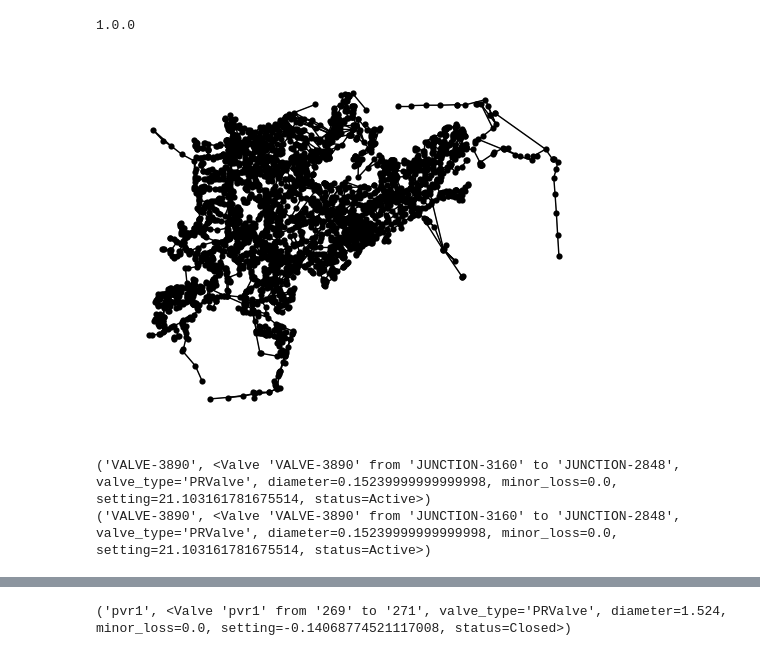
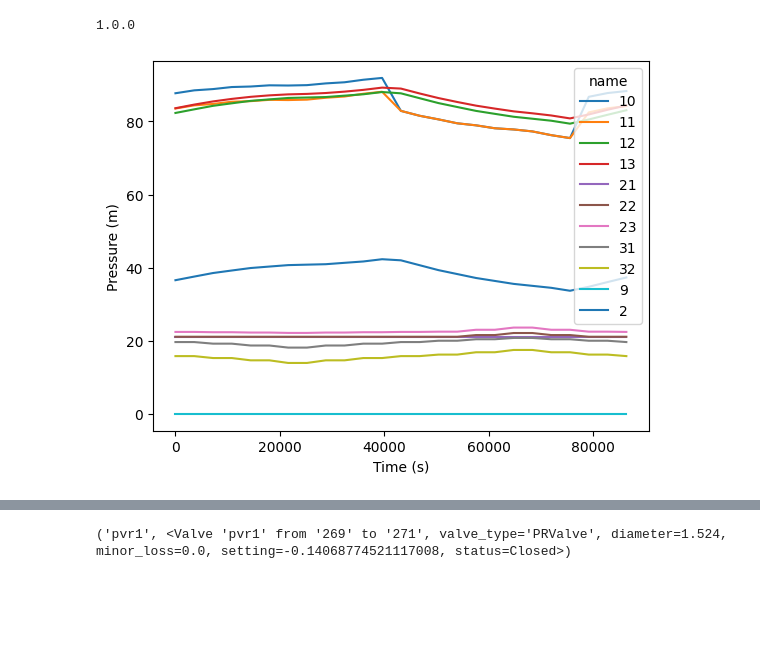
Before and after one commit to hoseinlook/WDN, a Jupyter notebook: project.ipynb, the cells around one changed output, grey strips where cells are left out. Drawn from its saved outputs; the diff is of its cells as text; code cells hidden in the pictures; blank space fills up the shorter version.

```diff
--- a/project.ipynb
+++ b/project.ipynb
@@ -1,32 +3,24 @@
 # %%
 import wntr
 
 print(wntr.__version__)
-wn = wntr.network.WaterNetworkModel('networks/net6.inp')
+wn = wntr.network.WaterNetworkModel('networks/net1_withValve.inp')
 # print(list(wn.nodes.values()))
 # print(wn.junctions)
 
 
-sim = wntr.sim.WNTRSimulator(wn)
+sim = wntr.sim.EpanetSimulator(wn)
 
 
-wntr.graphics.plot_network(wn)
-print(list(wn.valves())[0])
-# print(list(wn.valves())[0][1].node)
-list(wn.valves())[0][1].initial_status = "OPEN"
-list(wn.valves())[0][1].initial_setting = 30
-print(list(wn.valves())[0])
+
+
 results = sim.run_sim()
-list(wn.valves())[0][1].initial_status = "OPEN"
 
-print(list(wn.valves())[0])
-pressure_at_node123 = results.node['pressure'].loc[:,'JUNCTION-2848']
+pressure_at_node123 = results.node['pressure'].loc[:,:]
 # xx = results.link["flowrate"].loc[:,"10"].plot()
 ax = pressure_at_node123.plot()
 text = ax.set_xlabel("Time (s)")
 text = ax.set_ylabel("Pressure (m)")
 # %% [output]
 1.0.0
-[figure, old version]
+[figure, new version]
-('VALVE-3890', <Valve 'VALVE-3890' from 'JUNCTION-3160' to 'JUNCTION-2848', valve_type='PRValve', diameter=0.15239999999999998, minor_loss=0.0, setting=21.103161781675514, status=Active>)
-('VALVE-3890', <Valve 'VALVE-3890' from 'JUNCTION-3160' to 'JUNCTION-2848', valve_type='PRValve', diameter=0.15239999999999998, minor_loss=0.0, setting=21.103161781675514, status=Active>)
```
Also changed, not shown: parts of 4 cells of this notebook, 6 other files.
